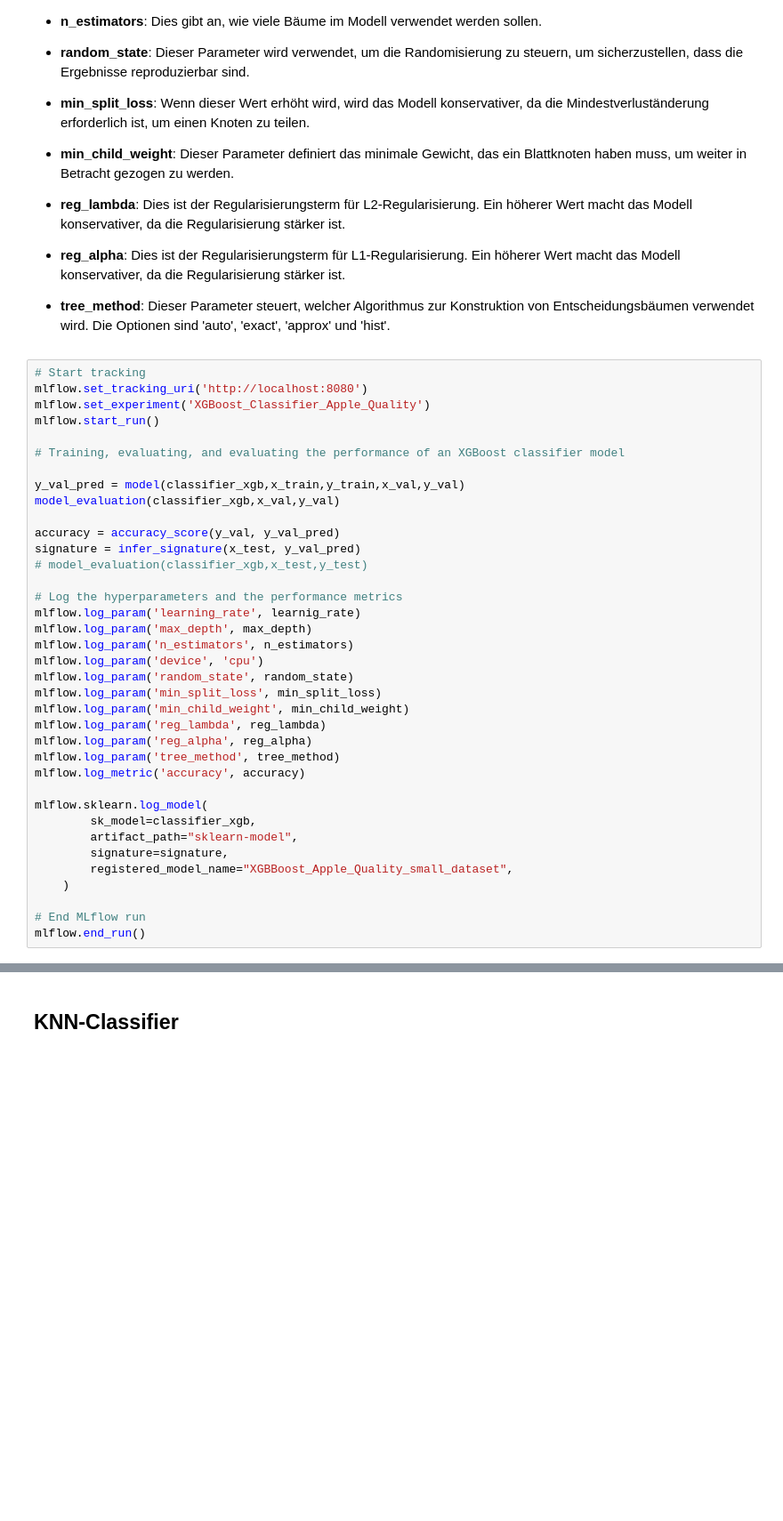
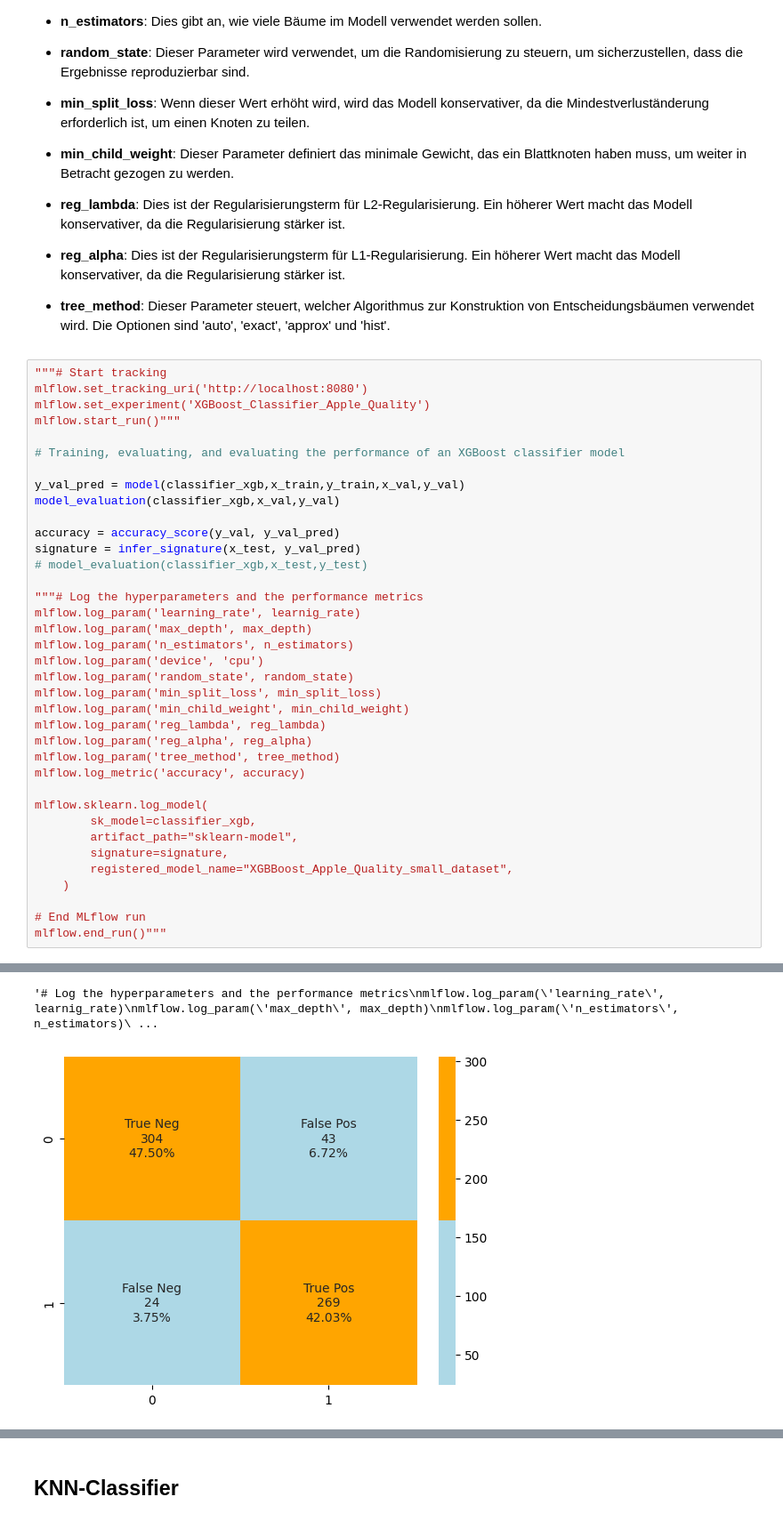
Before and after one commit to timonoessler/DataExplorationProject, a Jupyter notebook: src/Data_explo.ipynb, the cells around one changed output, grey strips where cells are left out. Shown at 89% size. Saved outputs shown, nothing was run; the diff lists cells and outputs as text; blank space fills up the shorter version.

```diff
--- a/src/Data_explo.ipynb
+++ b/src/Data_explo.ipynb
@@ -330,10 +330,10 @@ Erklärungen zu den Hyperparametern:
 
 - **tree_method**: Dieser Parameter steuert, welcher Algorithmus zur Konstruktion von Entscheidungsbäumen verwendet wird. Die Optionen sind 'auto', 'exact', 'approx' und 'hist'.
 # %%
-# Start tracking
+"""# Start tracking
 mlflow.set_tracking_uri('http://localhost:8080')
 mlflow.set_experiment('XGBoost_Classifier_Apple_Quality')
-mlflow.start_run()
+mlflow.start_run()"""
 
 # Training, evaluating, and evaluating the performance of an XGBoost classifier model
 
@@ -344,7 +344,7 @@ accuracy = accuracy_score(y_val, y_val_pred)
 signature = infer_signature(x_test, y_val_pred)
 # model_evaluation(classifier_xgb,x_test,y_test)
 
-# Log the hyperparameters and the performance metrics
+"""# Log the hyperparameters and the performance metrics
 mlflow.log_param('learning_rate', learnig_rate)
 mlflow.log_param('max_depth', max_depth)
 mlflow.log_param('n_estimators', n_estimators)
@@ -365,5 +365,5 @@ mlflow.sklearn.log_model(
     )
 
 # End MLflow run
-mlflow.end_run()
+mlflow.end_run()"""
 # %% [output]
@@ -370,0 +380,2 @@ MlflowException: API request to http://localhost:8080/api/2.0/mlflow/experiments
+'# Log the hyperparameters and the performance metrics\nmlflow.log_param(\'learning_rate\', learnig_rate)\nmlflow.log_param(\'max_depth\', max_depth)\nmlflow.log_param(\'n_estimators\', n_estimators)\ ...
+[figure, added]
```
Also changed, not shown: parts of 4 cells of this notebook, 1 other file.
